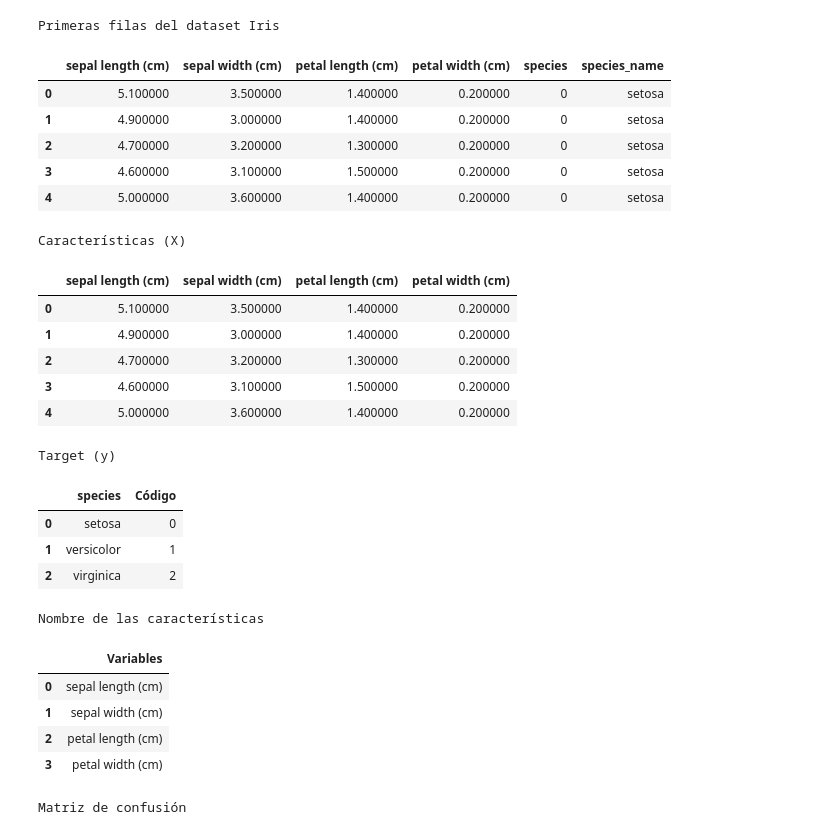
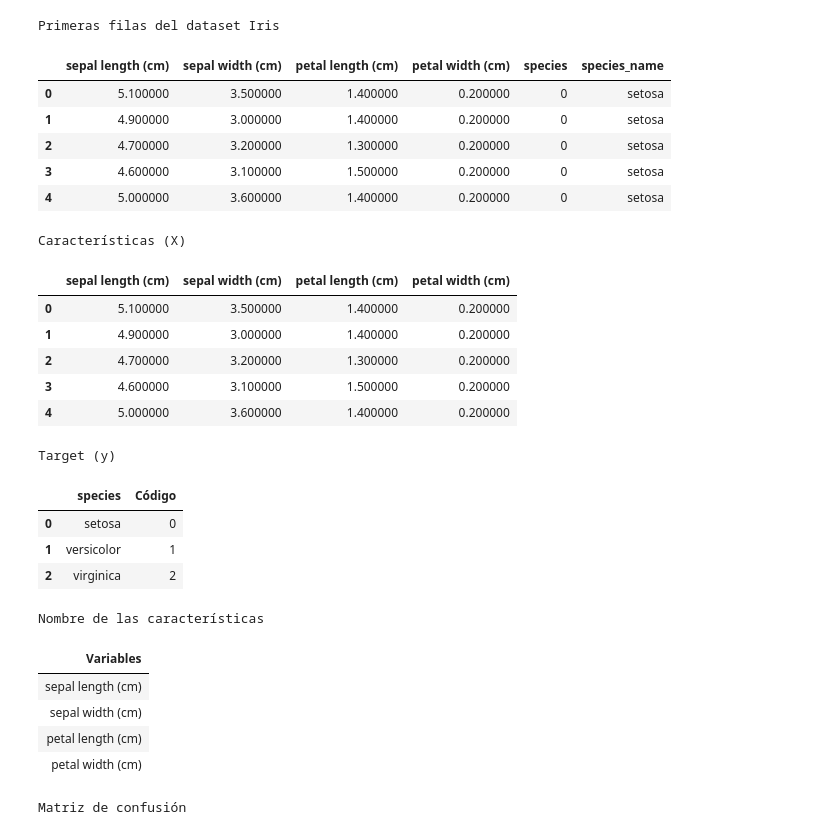
Before and after one commit to abelguevara-upeu/unidad2-datamining, a Jupyter notebook: tarea1/Clasificacion.ipynb, the cells around one changed output. Saved outputs shown, nothing was run; the diff lists cells and outputs as text; code cells hidden in the pictures.

```diff
--- a/tarea1/Clasificacion.ipynb
+++ b/tarea1/Clasificacion.ipynb
@@ -21,39 +21,39 @@ y = df_iris[target]  # Target: especies (0, 1, 2)
 display(pd.DataFrame(X.head()).style.set_caption("<h3>Características (X)<h3>"))
 
 display(pd.DataFrame({
     target: iris.target_names,
     'Código': range(len(iris.target_names))
 }).style.set_caption("<h3>Target (y) <h3>"))
 
 display(pd.DataFrame({
     'Variables': X.columns.tolist()
-}).style.set_caption("<h3>Nombre de las características <h3>"))
+}).style.set_caption("<h3>Nombre de las características <h3>").hide(axis='index'))
 # %% [output]
 Primeras filas del dataset Iris
 |  | sepal length (cm) | sepal width (cm) | petal length (cm) | petal width (cm) | species | species_name |
 | 0 | 5.100000 | 3.500000 | 1.400000 | 0.200000 | 0 | setosa |
 | 1 | 4.900000 | 3.000000 | 1.400000 | 0.200000 | 0 | setosa |
 | 2 | 4.700000 | 3.200000 | 1.300000 | 0.200000 | 0 | setosa |
 | 3 | 4.600000 | 3.100000 | 1.500000 | 0.200000 | 0 | setosa |
 | 4 | 5.000000 | 3.600000 | 1.400000 | 0.200000 | 0 | setosa |
 Características (X)
 |  | sepal length (cm) | sepal width (cm) | petal length (cm) | petal width (cm) |
 | 0 | 5.100000 | 3.500000 | 1.400000 | 0.200000 |
 | 1 | 4.900000 | 3.000000 | 1.400000 | 0.200000 |
 | 2 | 4.700000 | 3.200000 | 1.300000 | 0.200000 |
 | 3 | 4.600000 | 3.100000 | 1.500000 | 0.200000 |
 | 4 | 5.000000 | 3.600000 | 1.400000 | 0.200000 |
 Target (y)
 |  | species | Código |
 | 0 | setosa | 0 |
 | 1 | versicolor | 1 |
 | 2 | virginica | 2 |
 Nombre de las características
-|  | Variables |
-| 0 | sepal length (cm) |
-| 1 | sepal width (cm) |
-| 2 | petal length (cm) |
-| 3 | petal width (cm) |
+| Variables |
+| sepal length (cm) |
+| sepal width (cm) |
+| petal length (cm) |
+| petal width (cm) |
 # %%
 # 2) Codificar y normalizar
 # Para Iris no necesita codificación porque ya son numéricas
```
Also changed, not shown: parts of 5 cells of this notebook.
